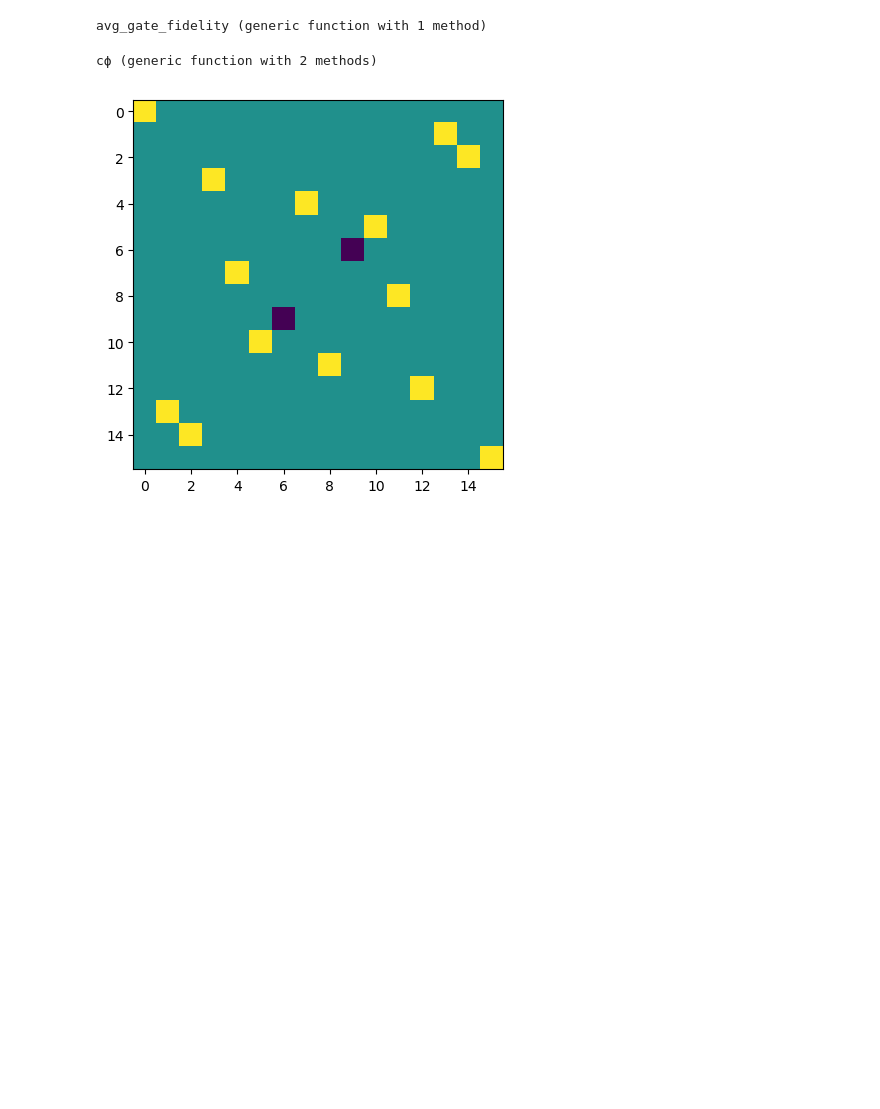
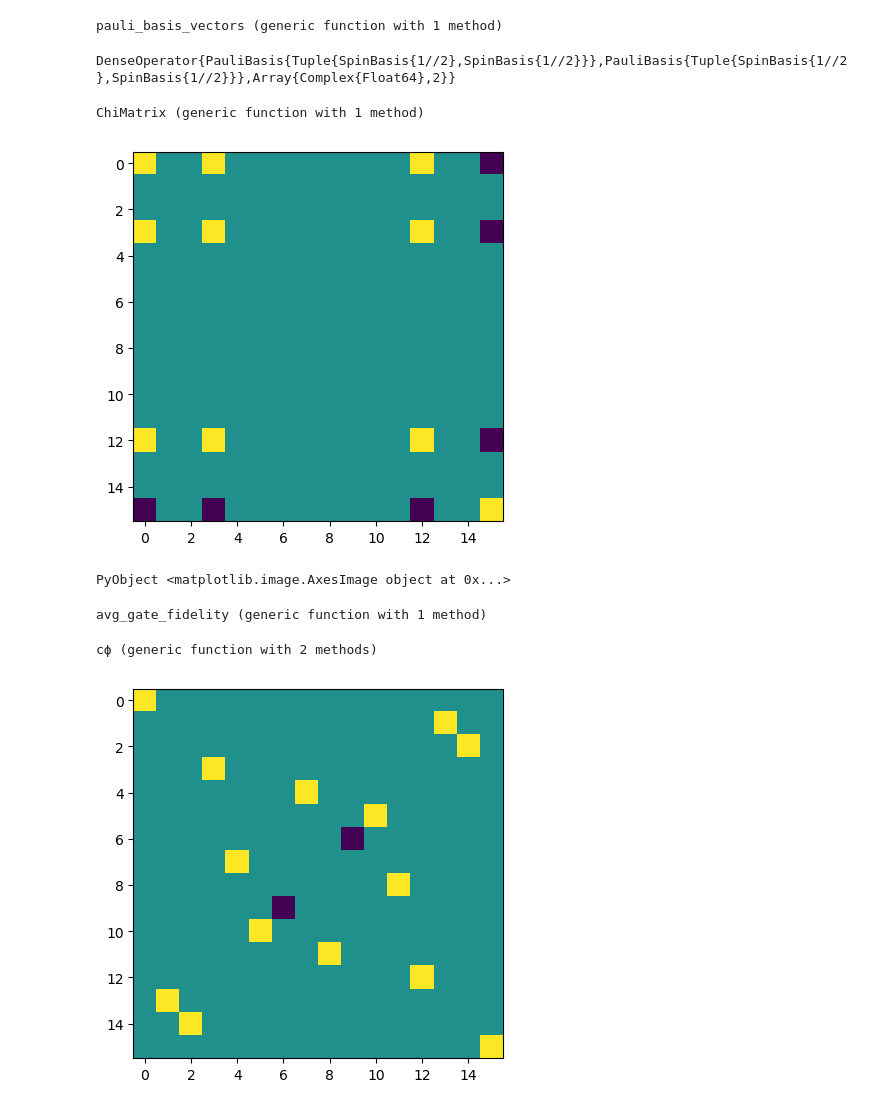
Before and after one commit to atombear/QuantumOptics.jl, a Jupyter notebook: ptm_basis_transformations.ipynb, the cells around one changed output. Cells and saved outputs as stored; diff of their text form; code cells hidden in the pictures; blank space fills up the shorter version.

Commit message:
chi matrix

```diff
--- a/ptm_basis_transformations.ipynb
+++ b/ptm_basis_transformations.ipynb
@@ -9,4 +9,33 @@ using LinearAlgebra
 └ @ Base loading.jl:1184
+# %%
+function pauli_basis_vectors(num_qubits::Int64)
+    pauli_funcs = (identityoperator, sigmax, sigmay, sigmaz)
+    pbv = []
+    for paulis in Iterators.product((pauli_funcs for _ in 1:num_qubits)...)
+        basis_vector = sparse(reshape(reduce(⊗, f(SpinBasis(1//2)) for f in paulis).data, 2 ^ (2*num_qubits)))
+        push!(pbv, basis_vector)
+    end
+    return reduce((x, y) -> [x y], pbv)
+end
+# %% [output]
+pauli_basis_vectors (generic function with 1 method)
+# %%
+typeof(cz)
+# %% [output]
+DenseOperator{PauliBasis{Tuple{SpinBasis{1//2},SpinBasis{1//2}}},PauliBasis{Tuple{SpinBasis{1//2},SpinBasis{1//2}}},Array{Complex{Float64},2}}
+# %%
+function ChiMatrix(unitary::AbstractOperator)
+    pbv = pauli_basis_vectors(2)
+    aj = pbv' * reshape(unitary.data, 16)
+    return aj * aj'
+end
+# %% [output]
+ChiMatrix (generic function with 1 method)
+# %%
+imshow(real.(ChiMatrix(cz)))
+# %% [output]
+[figure, added]
+PyObject <matplotlib.image.AxesImage object at 0x...>
 # %%
 pauli_basis = (Complex{Float64}[1 0; 0 1] / √2,
                Complex{Float64}[0 1; 1 0] / √2,
```
Also changed, not shown: parts of 12 cells of this notebook, 1 other file.
